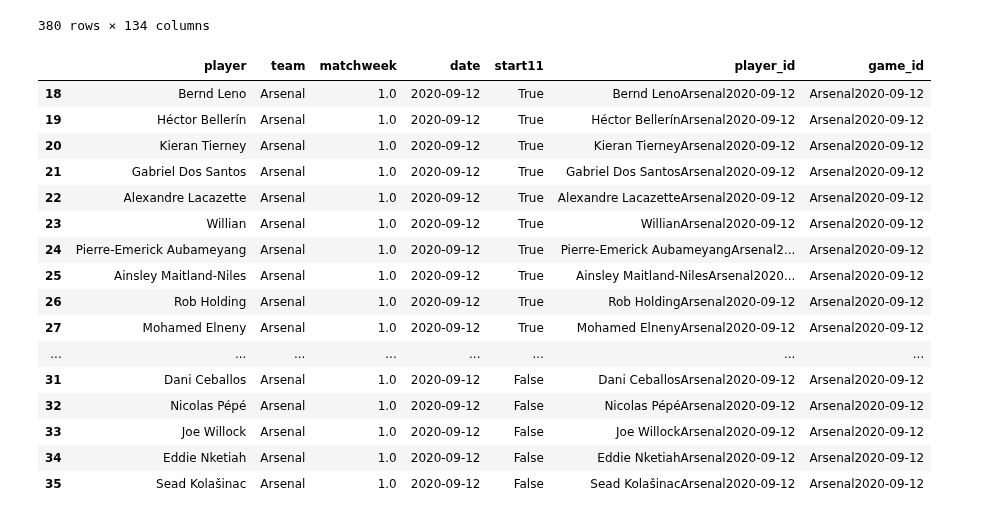
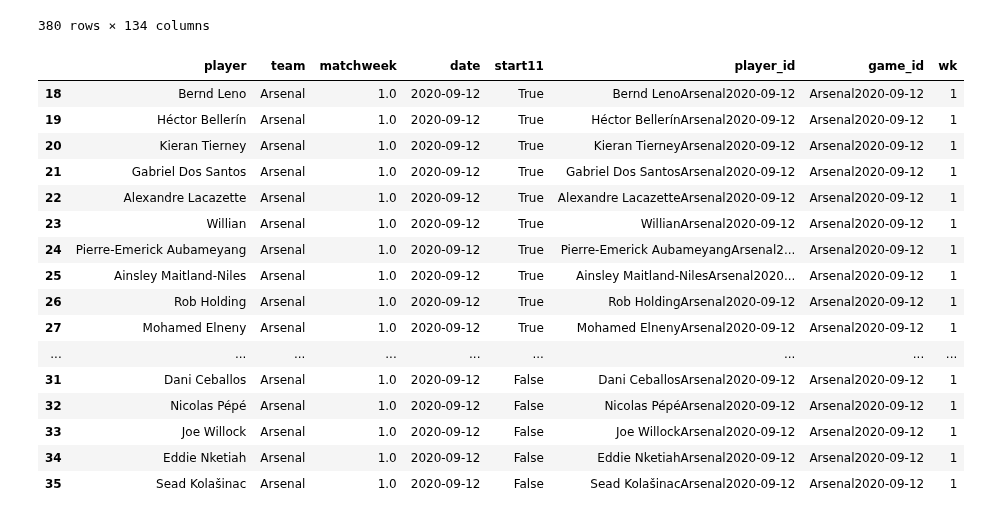
Before and after one commit to Giuliano99/Masterarbeit, a Jupyter notebook: Player Stats.ipynb, the cells around one changed output. Cells and saved outputs as stored; diff of their text form; code cells hidden in the pictures.

Commit message:
started preparing player stats

```diff
--- a/Player Stats.ipynb
+++ b/Player Stats.ipynb
@@ -69,27 +56,30 @@ def get_wk(fixtures):
     away = away.rename(columns={'AwayTeam':'Team','Wk_a':'wk', 'game_away_ID': 'game_id'})
     return home.append(away)
 game_weeks = get_wk(PL20_21_fixtures)
+# %%
+PL20_21_lineups_tmp =  pd.merge(PL20_21_lineups, game_weeks[['game_id', 'wk']], on= 'game_id', how='left')
+PL20_21_player_stats_tmp =  pd.merge(PL20_21_player_stats, game_weeks[['game_id', 'wk']], on= 'game_id', how='left')
 # %%
-def get_lineup(game_id, lineups_df):
+def get_lineup(lineups_df, game_id):
     rslt_df = lineups_df[lineups_df['game_id'] == game_id]
     return rslt_df
 
-get_lineup('Arsenal2020-09-12', PL20_21_lineups)
+get_lineup( PL20_21_lineups_tmp, 'Arsenal2020-09-12',)
 # %% [output]
-|  | player | team | matchweek | date | start11 | player_id | game_id |
-| 18 | Bernd Leno | Arsenal | 1.0 | 2020-09-12 | True | Bernd LenoArsenal2020-09-12 | Arsenal2020-09-12 |
-| 19 | Héctor Bellerín | Arsenal | 1.0 | 2020-09-12 | True | Héctor BellerínArsenal2020-09-12 | Arsenal2020-09-12 |
-| 20 | Kieran Tierney | Arsenal | 1.0 | 2020-09-12 | True | Kieran TierneyArsenal2020-09-12 | Arsenal2020-09-12 |
-| 21 | Gabriel Dos Santos | Arsenal | 1.0 | 2020-09-12 | True | Gabriel Dos SantosArsenal2020-09-12 | Arsenal2020-09-12 |
-| 22 | Alexandre Lacazette | Arsenal | 1.0 | 2020-09-12 | True | Alexandre LacazetteArsenal2020-09-12 | Arsenal2020-09-12 |
-| 23 | Willian | Arsenal | 1.0 | 2020-09-12 | True | WillianArsenal2020-09-12 | Arsenal2020-09-12 |
-| 24 | Pierre-Emerick Aubameyang | Arsenal | 1.0 | 2020-09-12 | True | Pierre-Emerick AubameyangArsenal2... | Arsenal2020-09-12 |
-| 25 | Ainsley Maitland-Niles | Arsenal | 1.0 | 2020-09-12 | True | Ainsley Maitland-NilesArsenal2020... | Arsenal2020-09-12 |
-| 26 | Rob Holding | Arsenal | 1.0 | 2020-09-12 | True | Rob HoldingArsenal2020-09-12 | Arsenal2020-09-12 |
-| 27 | Mohamed Elneny | Arsenal | 1.0 | 2020-09-12 | True | Mohamed ElnenyArsenal2020-09-12 | Arsenal2020-09-12 |
-| ... | ... | ... | ... | ... | ... | ... | ... |
-| 31 | Dani Ceballos | Arsenal | 1.0 | 2020-09-12 | False | Dani CeballosArsenal2020-09-12 | Arsenal2020-09-12 |
-| 32 | Nicolas Pépé | Arsenal | 1.0 | 2020-09-12 | False | Nicolas PépéArsenal2020-09-12 | Arsenal2020-09-12 |
-| 33 | Joe Willock | Arsenal | 1.0 | 2020-09-12 | False | Joe WillockArsenal2020-09-12 | Arsenal2020-09-12 |
-| 34 | Eddie Nketiah | Arsenal | 1.0 | 2020-09-12 | False | Eddie NketiahArsenal2020-09-12 | Arsenal2020-09-12 |
-| 35 | Sead Kolašinac | Arsenal | 1.0 | 2020-09-12 | False | Sead KolašinacArsenal2020-09-12 | Arsenal2020-09-12 |
+|  | player | team | matchweek | date | start11 | player_id | game_id | wk |
+| 18 | Bernd Leno | Arsenal | 1.0 | 2020-09-12 | True | Bernd LenoArsenal2020-09-12 | Arsenal2020-09-12 | 1 |
+| 19 | Héctor Bellerín | Arsenal | 1.0 | 2020-09-12 | True | Héctor BellerínArsenal2020-09-12 | Arsenal2020-09-12 | 1 |
+| 20 | Kieran Tierney | Arsenal | 1.0 | 2020-09-12 | True | Kieran TierneyArsenal2020-09-12 | Arsenal2020-09-12 | 1 |
+| 21 | Gabriel Dos Santos | Arsenal | 1.0 | 2020-09-12 | True | Gabriel Dos SantosArsenal2020-09-12 | Arsenal2020-09-12 | 1 |
+| 22 | Alexandre Lacazette | Arsenal | 1.0 | 2020-09-12 | True | Alexandre LacazetteArsenal2020-09-12 | Arsenal2020-09-12 | 1 |
+| 23 | Willian | Arsenal | 1.0 | 2020-09-12 | True | WillianArsenal2020-09-12 | Arsenal2020-09-12 | 1 |
+| 24 | Pierre-Emerick Aubameyang | Arsenal | 1.0 | 2020-09-12 | True | Pierre-Emerick AubameyangArsenal2... | Arsenal2020-09-12 | 1 |
+| 25 | Ainsley Maitland-Niles | Arsenal | 1.0 | 2020-09-12 | True | Ainsley Maitland-NilesArsenal2020... | Arsenal2020-09-12 | 1 |
+| 26 | Rob Holding | Arsenal | 1.0 | 2020-09-12 | True | Rob HoldingArsenal2020-09-12 | Arsenal2020-09-12 | 1 |
+| 27 | Mohamed Elneny | Arsenal | 1.0 | 2020-09-12 | True | Mohamed ElnenyArsenal2020-09-12 | Arsenal2020-09-12 | 1 |
+| ... | ... | ... | ... | ... | ... | ... | ... | ... |
+| 31 | Dani Ceballos | Arsenal | 1.0 | 2020-09-12 | False | Dani CeballosArsenal2020-09-12 | Arsenal2020-09-12 | 1 |
+| 32 | Nicolas Pépé | Arsenal | 1.0 | 2020-09-12 | False | Nicolas PépéArsenal2020-09-12 | Arsenal2020-09-12 | 1 |
+| 33 | Joe Willock | Arsenal | 1.0 | 2020-09-12 | False | Joe WillockArsenal2020-09-12 | Arsenal2020-09-12 | 1 |
+| 34 | Eddie Nketiah | Arsenal | 1.0 | 2020-09-12 | False | Eddie NketiahArsenal2020-09-12 | Arsenal2020-09-12 | 1 |
+| 35 | Sead Kolašinac | Arsenal | 1.0 | 2020-09-12 | False | Sead KolašinacArsenal2020-09-12 | Arsenal2020-09-12 | 1 |
```
Also changed, not shown: parts of 3 cells of this notebook.
